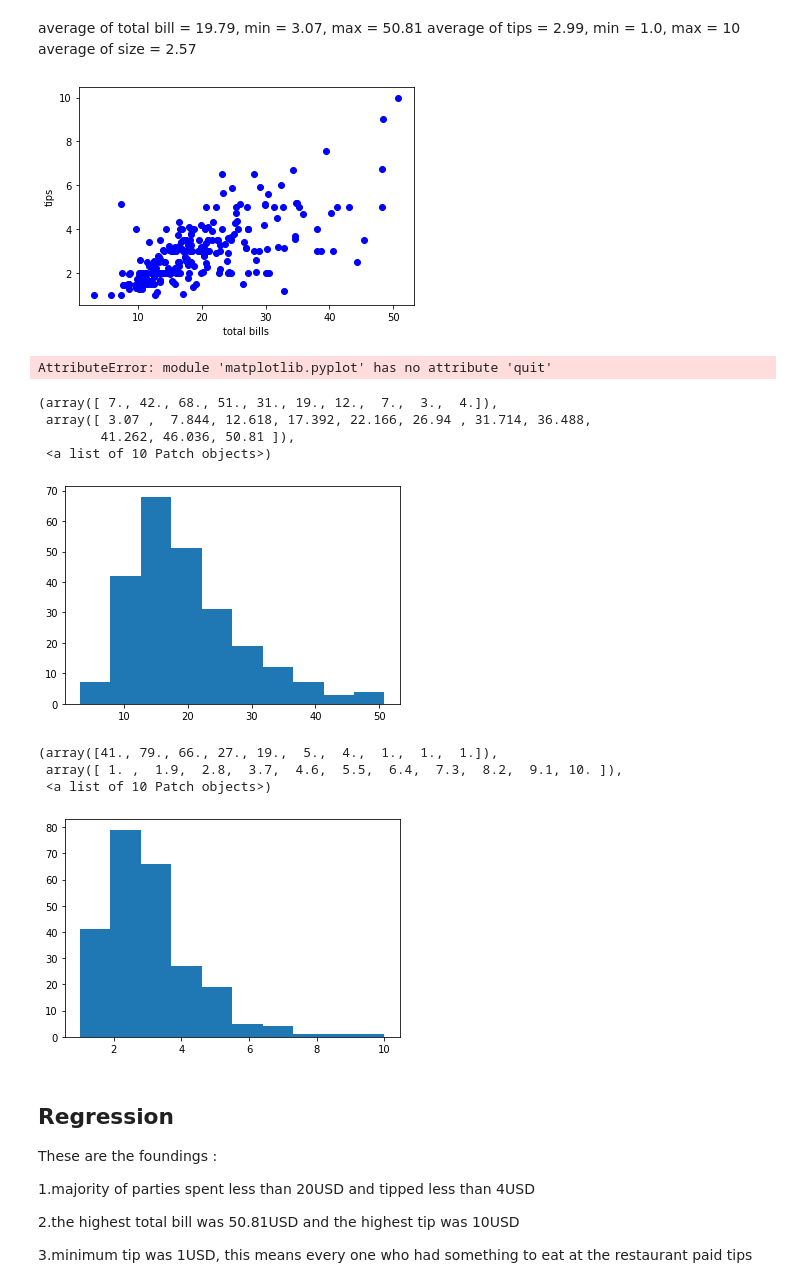
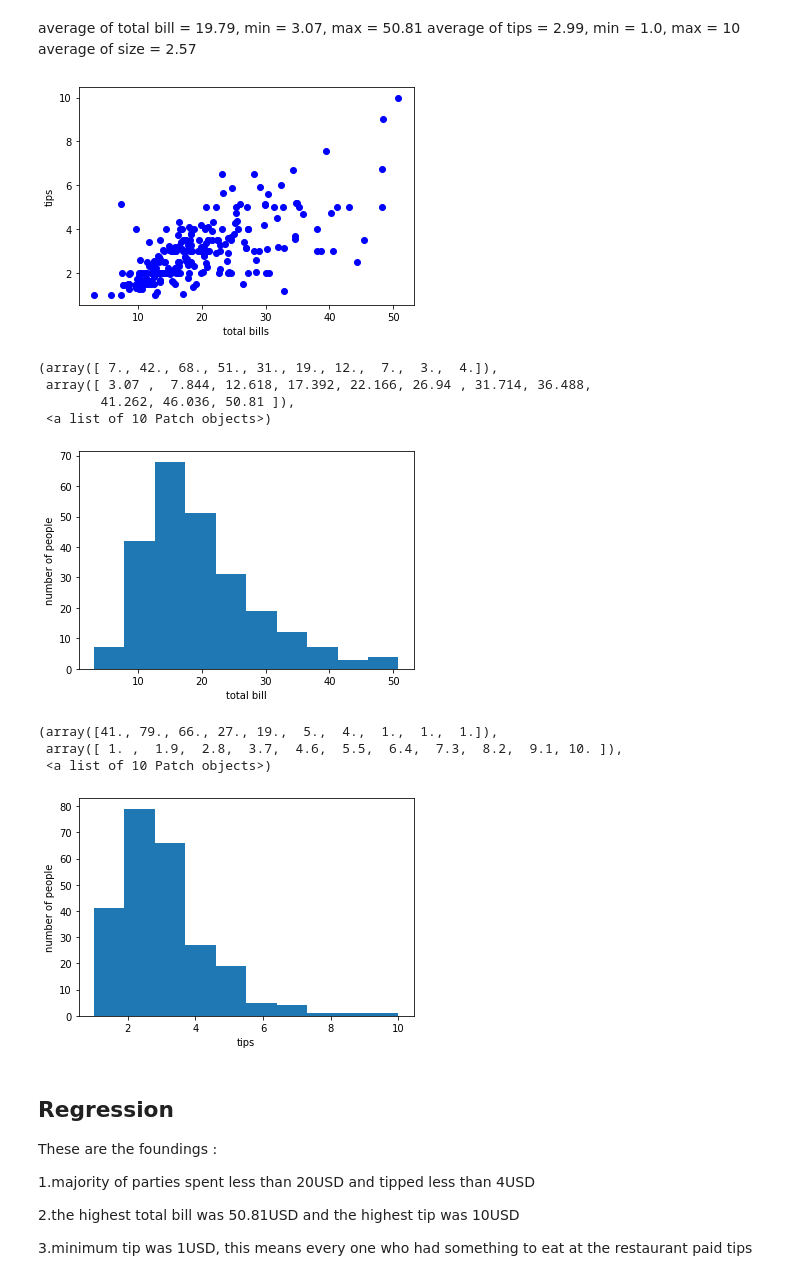
Before and after one commit to kiyokosaito/Fundamentals-projects, a Jupyter notebook: Fundamentals of Data Assessment .ipynb, the cells around one changed output. Cells and saved outputs as stored; diff of their text form; code cells hidden in the pictures.

```diff
--- a/Fundamentals of Data Assessment .ipynb
+++ b/Fundamentals of Data Assessment .ipynb
@@ -85,35 +85,35 @@ X = df.iloc[:,[0,1]].values
 
 # To make the scatter charts, nominate colors to each type of iris in 2 attributes.
 # adapted from https://ameblo.jp/cognitive-solution/entry-12265630846.html
-
 plt.scatter(X[:243,0],X[:243,1],color='blue',marker='o')
-
 plt.xlabel('total bills')
 plt.ylabel('tips')
 plt.show()
-plt.quit()
 # %% [output]
 [figure]
-AttributeError: module 'matplotlib.pyplot' has no attribute 'quit'
 # %%
 #this is to print the total bills
 x =  df.iloc[:,[0]].values
+plt.xlabel('total bill')
+plt.ylabel('number of people')
 plt.hist(x)
 # %% [output]
 (array([ 7., 42., 68., 51., 31., 19., 12.,  7.,  3.,  4.]),
  array([ 3.07 ,  7.844, 12.618, 17.392, 22.166, 26.94 , 31.714, 36.488,
         41.262, 46.036, 50.81 ]),
  <a list of 10 Patch objects>)
-[figure, old version]
+[figure, new version]
 # %%
 #this is to print tips
 x =  df.iloc[:,[1]].values
+plt.xlabel('tips')
+plt.ylabel('number of people')
 plt.hist(x)
 # %% [output]
 (array([41., 79., 66., 27., 19.,  5.,  4.,  1.,  1.,  1.]),
  array([ 1. ,  1.9,  2.8,  3.7,  4.6,  5.5,  6.4,  7.3,  8.2,  9.1, 10. ]),
  <a list of 10 Patch objects>)
-[figure, old version]
+[figure, new version]
 # %% [markdown]
 ## Regression
 
```
Also changed, not shown: parts of 6 cells of this notebook, 1 other file.
